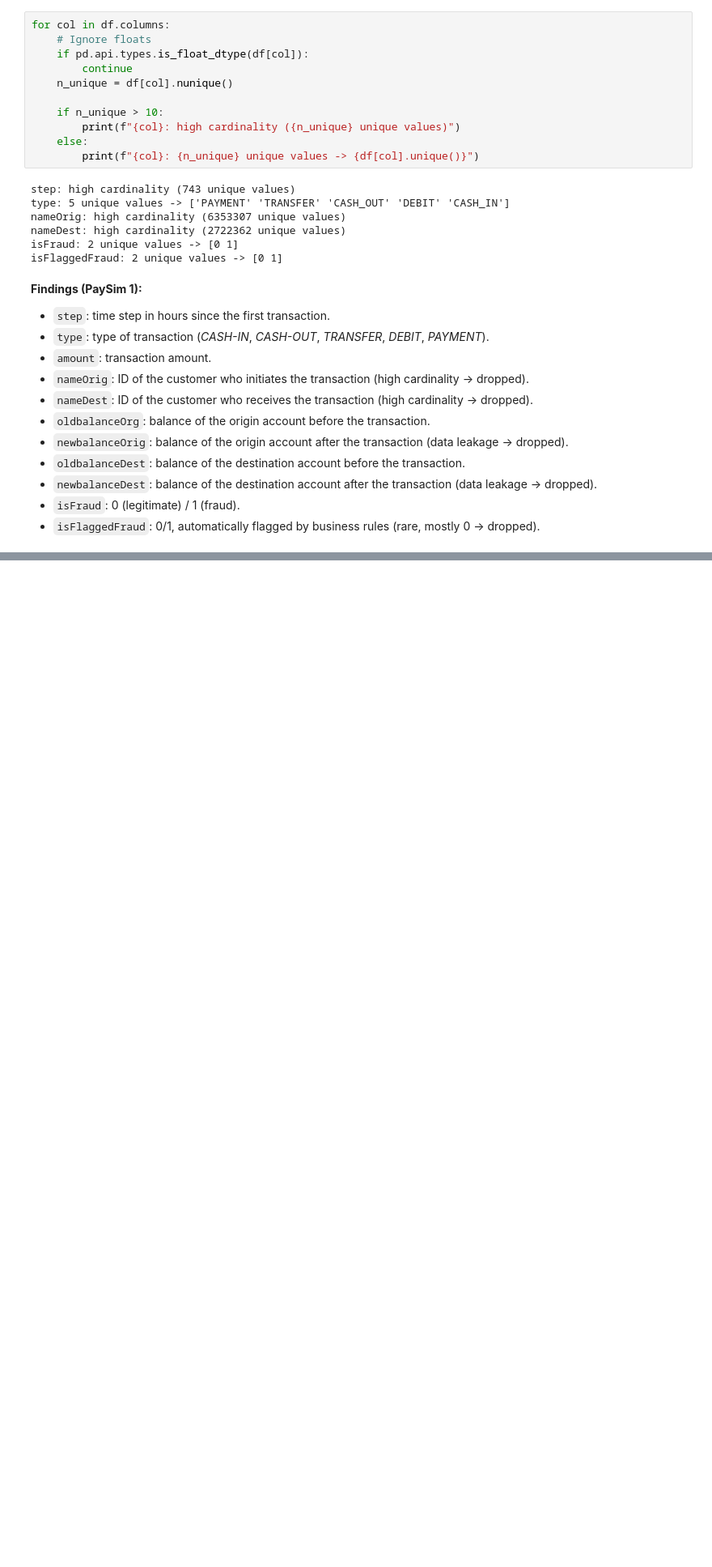
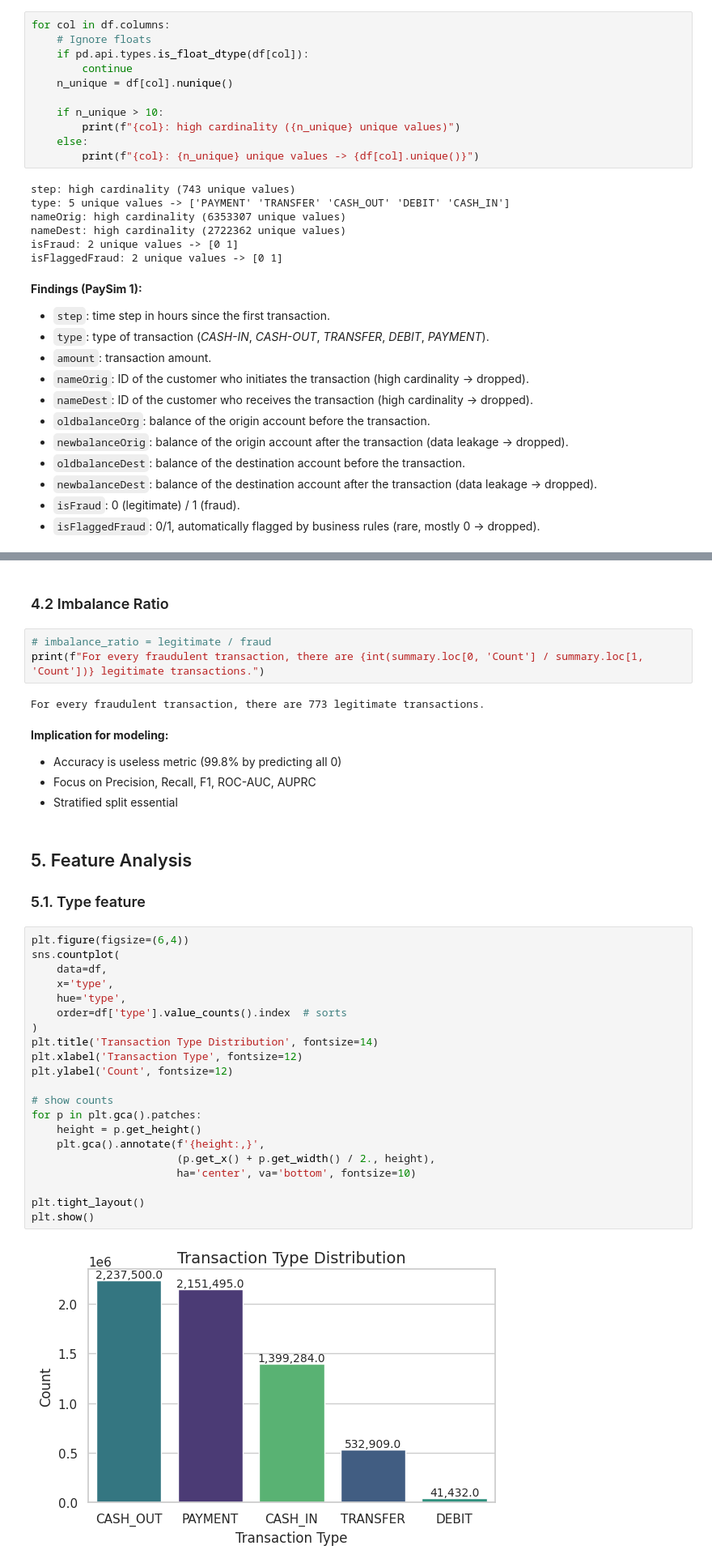
Before and after one commit to renteria-luis/fraud-detection-v1, a Jupyter notebook: notebooks/01_eda_paysim.ipynb, the cells around one changed output, grey strips where cells are left out. Shown at 81% size. Cells and saved outputs as stored; diff of their text form; blank space fills up the shorter version.

```diff
--- a/notebooks/01_eda_paysim.ipynb
+++ b/notebooks/01_eda_paysim.ipynb
@@ -127,0 +199,38 @@ isFlaggedFraud: 2 unique values -> [0 1]
+# %% [markdown]
+### 4.2 Imbalance Ratio
+# %%
+# imbalance_ratio = legitimate / fraud
+print(f"For every fraudulent transaction, there are {int(summary.loc[0, 'Count'] / summary.loc[1, 'Count'])} legitimate transactions.")
+# %% [output]
+For every fraudulent transaction, there are 773 legitimate transactions.
+# %% [markdown]
+**Implication for modeling:**
+- Accuracy is useless metric (99.8% by predicting all 0)
+- Focus on Precision, Recall, F1, ROC-AUC, AUPRC
+- Stratified split essential
+# %% [markdown]
+## 5. Feature Analysis
+### 5.1. Type feature
+# %%
+plt.figure(figsize=(6,4))
+sns.countplot(
+    data=df,
+    x='type',
+    hue='type',
+    order=df['type'].value_counts().index  # sorts
+)
+plt.title('Transaction Type Distribution', fontsize=14)
+plt.xlabel('Transaction Type', fontsize=12)
+plt.ylabel('Count', fontsize=12)
+
+# show counts
+for p in plt.gca().patches:
+    height = p.get_height()
+    plt.gca().annotate(f'{height:,}',
+                       (p.get_x() + p.get_width() / 2., height),
+                       ha='center', va='bottom', fontsize=10)
+
+plt.tight_layout()
+plt.show()
+# %% [output]
+[figure, added]
```
Also changed, not shown: parts of 14 cells of this notebook, 2 other files.
